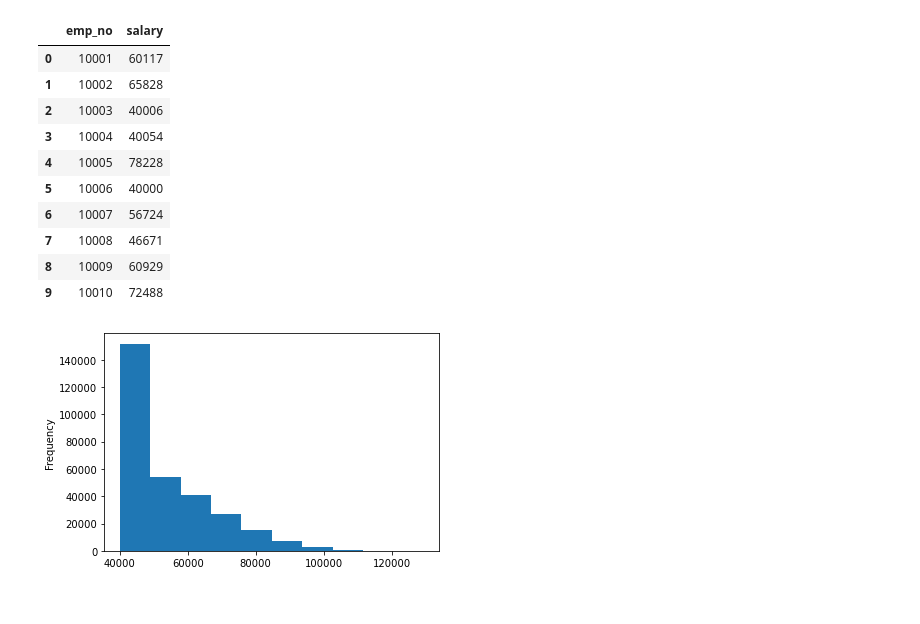
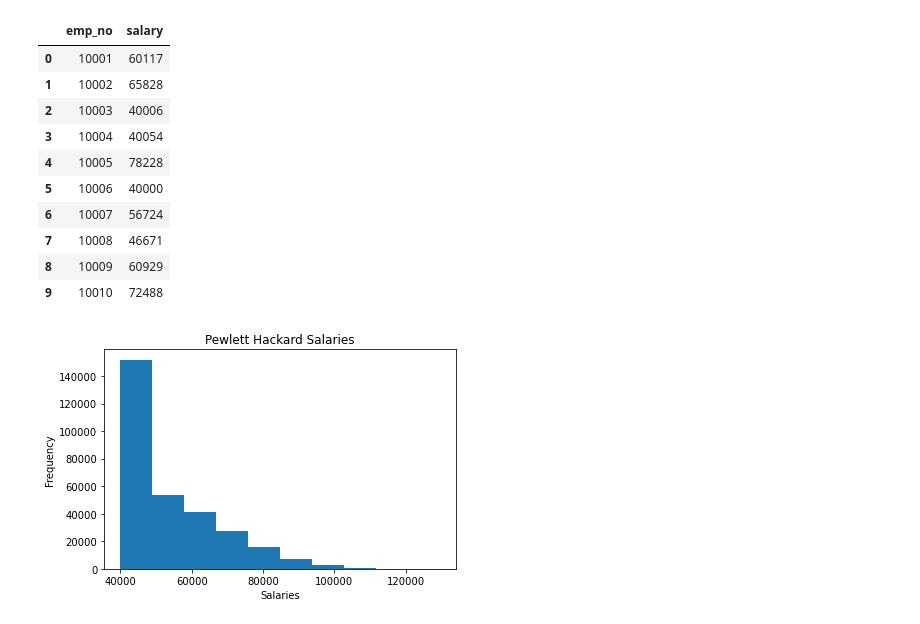
Before and after one commit to LeeProut/sql-challenge, a Jupyter notebook: EmployeeSQL/Employee_sql.ipynb, the cells around one changed output. Saved outputs shown, nothing was run; the diff lists cells and outputs as text; code cells hidden in the pictures.

```diff
--- a/EmployeeSQL/Employee_sql.ipynb
+++ b/EmployeeSQL/Employee_sql.ipynb
@@ -38,15 +41,19 @@ salary_df.head(10)
 | 7 | 10008 | 46671 |
 | 8 | 10009 | 60929 |
 | 9 | 10010 | 72488 |
-# %%
-
-# emp_salaries = salary_df["salary"]
-# emp_salaries.plot(kind = "hist")
-
-salary_df["salary"].plot(kind = "hist")
-plt.show()
-# %% [output]
-[figure, removed]
+# %%
+#Create a histogram to visualize the most common salary ranges for employees.
+salary_df["salary"].plot(kind = "hist")
+
+#create title and x- and y-labels
+plt.title("Pewlett Hackard Salaries")
+plt.xlabel("Salaries")
+plt.ylabel("Frequency")
+plt.tight_layout()
+plt.savefig("Images/Salaries.png")
+plt.show()
+# %% [output]
+[figure, added]
 # %%
 employee_df = pd.read_sql('SELECT * FROM "Employees"', engine)
 employee_df
```
Also changed, not shown: parts of 12 cells of this notebook.
